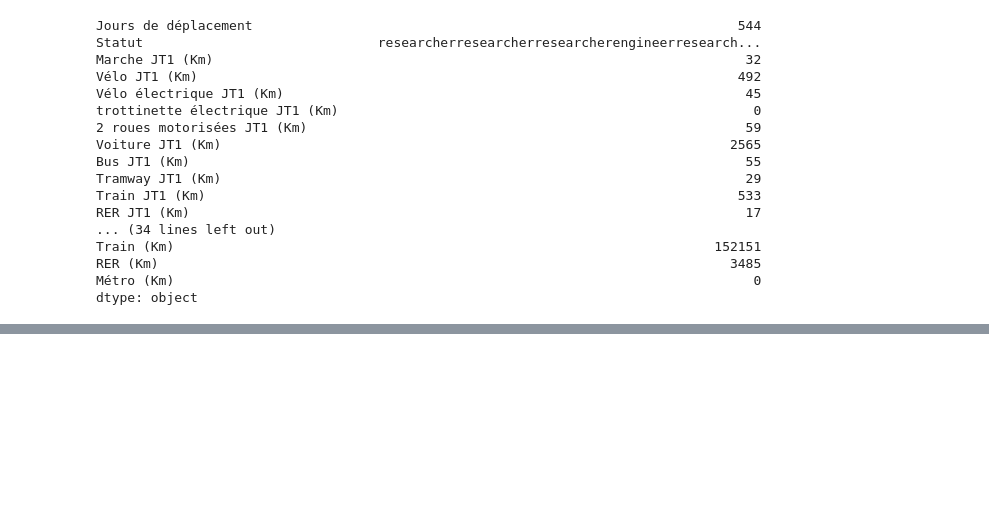
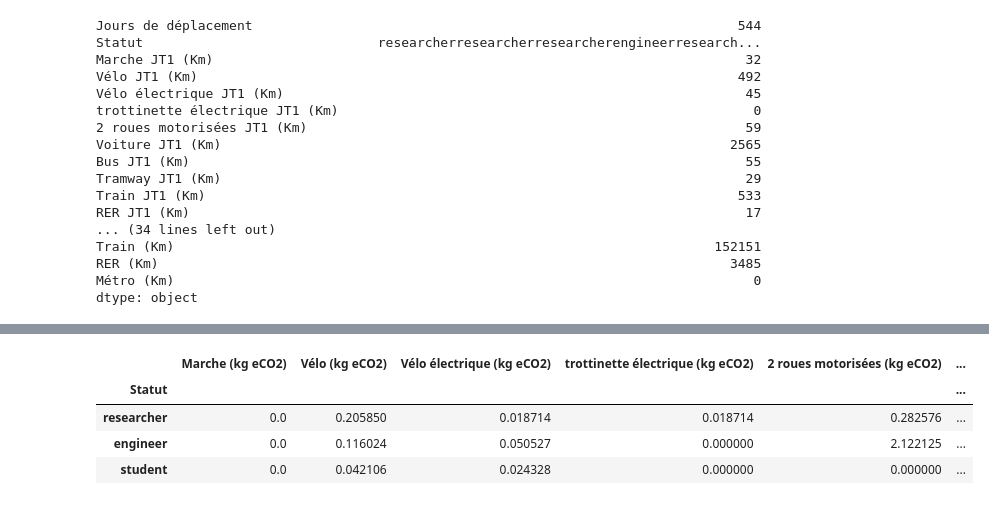
Before and after one commit to umr-marbec/marbec-green, a Jupyter notebook: process-emissions-deplacement.ipynb, the cells around one changed output, grey strips where cells are left out. Saved outputs shown, nothing was run; the diff lists cells and outputs as text; code cells hidden in the pictures; blank space fills up the shorter version.

```diff
--- a/process-emissions-deplacement.ipynb
+++ b/process-emissions-deplacement.ipynb
@@ -284,0 +299,9 @@ plt.savefig('emssions_by_cat.png', bbox_inches='tight')
+# %%
+emissions_norm = (emissions / emissions_tot) * 100
+emissions_norm
+# %% [output]
+|  | Marche (kg eCO2) | Vélo (kg eCO2) | Vélo électrique (kg eCO2) | trottinette électrique (kg eCO2) | 2 roues motorisées (kg eCO2) | ... |
+| Statut |  |  |  |  |  | ... |
+| researcher | 0.0 | 0.205850 | 0.018714 | 0.018714 | 0.282576 | ... |
+| engineer | 0.0 | 0.116024 | 0.050527 | 0.000000 | 2.122125 | ... |
+| student | 0.0 | 0.042106 | 0.024328 | 0.000000 | 0.000000 | ... |
```
Also changed, not shown: parts of 9 cells of this notebook.
